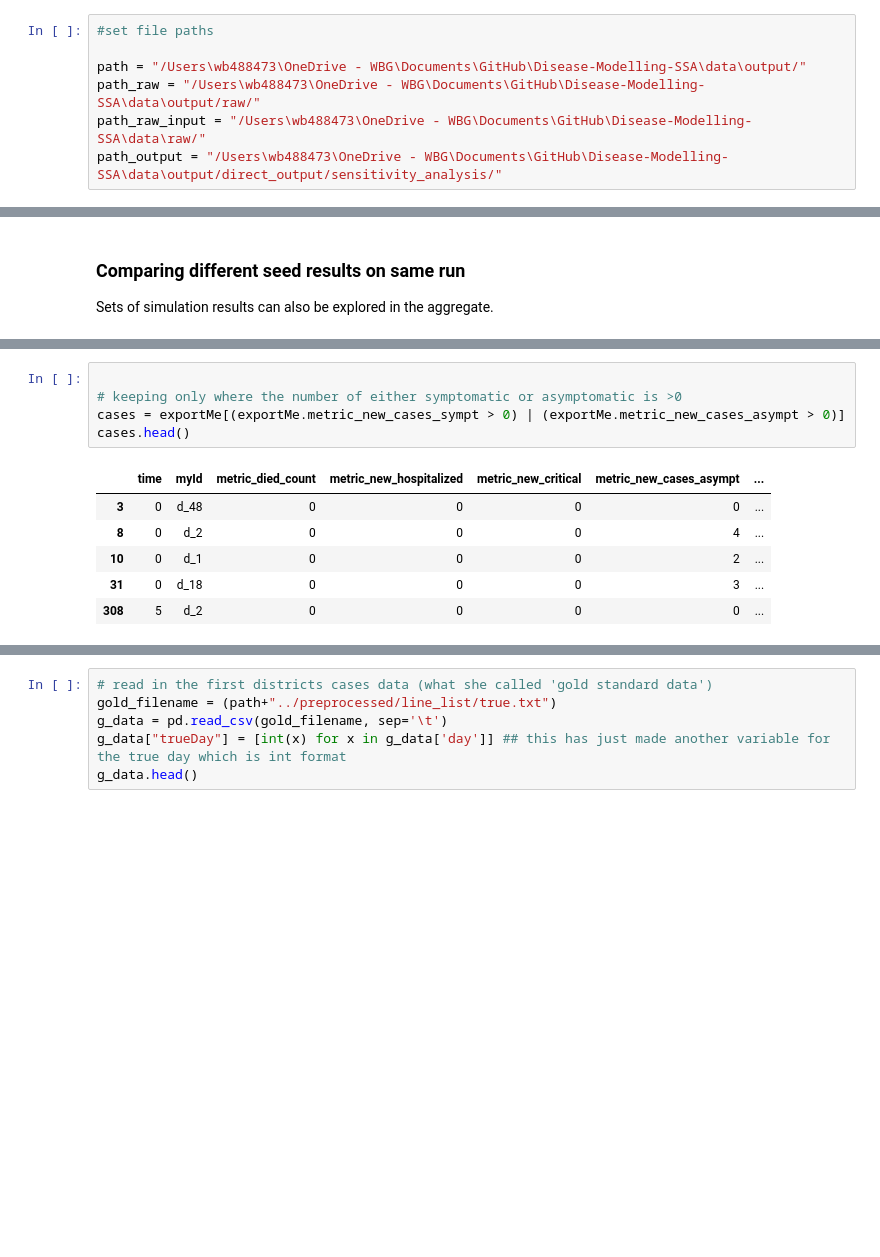
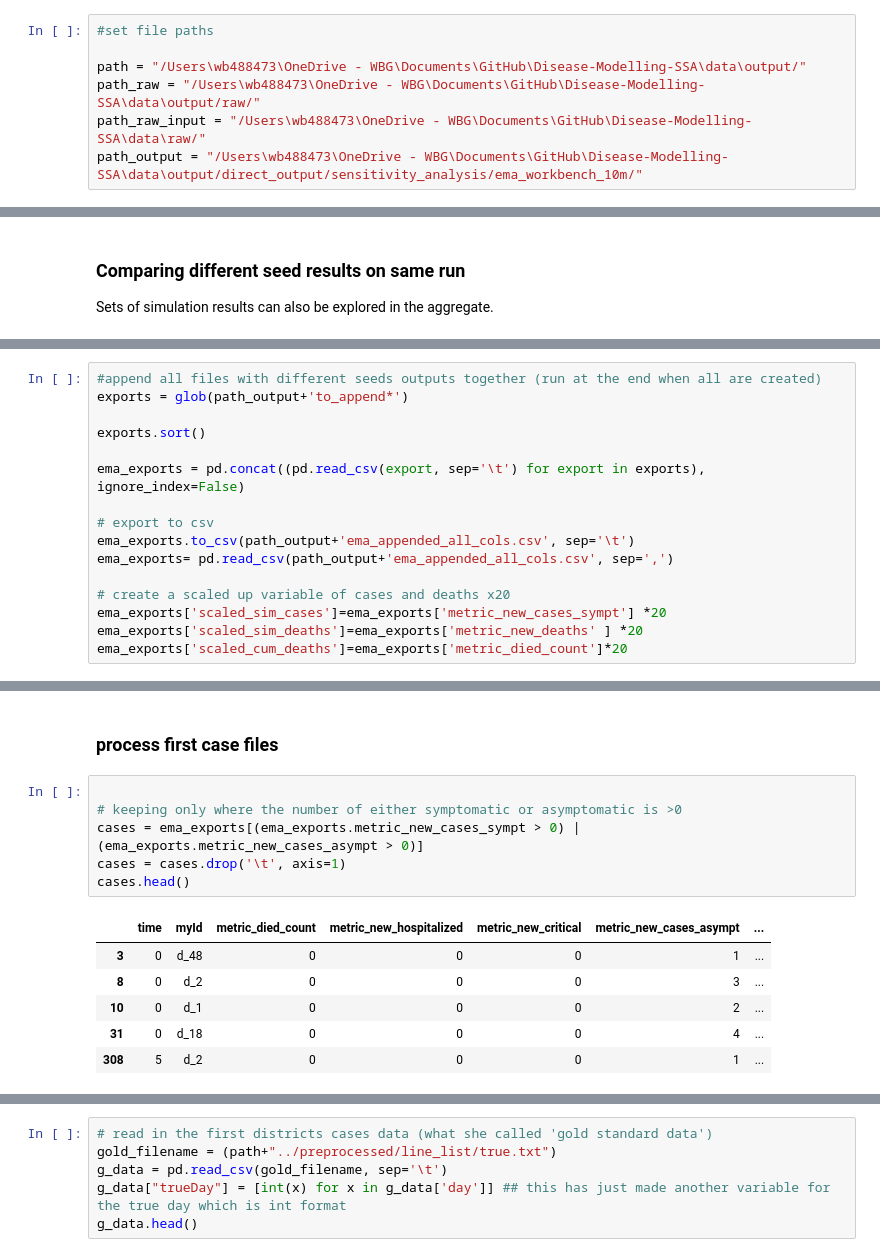
Before and after one commit to dime-worldbank/Disease-Modelling-SSA, a Jupyter notebook: notebooks/Sensitivity_analysis.ipynb, the cells around one changed output, grey strips where cells are left out. Cells and saved outputs as stored; diff of their text form; blank space fills up the shorter version.

```diff
--- a/notebooks/Sensitivity_analysis.ipynb
+++ b/notebooks/Sensitivity_analysis.ipynb
@@ -22,7 +24,7 @@ sns.set(style="darkgrid")
 path = "/Users\wb488473\OneDrive - WBG\Documents\GitHub\Disease-Modelling-SSA\data\output/"
 path_raw = "/Users\wb488473\OneDrive - WBG\Documents\GitHub\Disease-Modelling-SSA\data\output/raw/"
 path_raw_input = "/Users\wb488473\OneDrive - WBG\Documents\GitHub\Disease-Modelling-SSA\data\raw/"
-path_output = "/Users\wb488473\OneDrive - WBG\Documents\GitHub\Disease-Modelling-SSA\data\output/direct_output/sensitivity_analysis/"
+path_output = "/Users\wb488473\OneDrive - WBG\Documents\GitHub\Disease-Modelling-SSA\data\output/direct_output/sensitivity_analysis/ema_workbench_10m/"
 # %% [markdown]
 Identify the input files and read them in
 # %% [markdown]
@@ -41,0 +68,16 @@ exportMe['districtId'] = [int(str(x).split('_')[1]) for x in exportMe["myId"]] #
+# %%
+#append all files with different seeds outputs together (run at the end when all are created)
+exports = glob(path_output+'to_append*')
+
+exports.sort()
+
+ema_exports = pd.concat((pd.read_csv(export, sep='\t') for export in exports), ignore_index=False)
+
+# export to csv
+ema_exports.to_csv(path_output+'ema_appended_all_cols.csv', sep='\t')
+ema_exports= pd.read_csv(path_output+'ema_appended_all_cols.csv', sep=',')
+
+# create a scaled up variable of cases and deaths x20
+ema_exports['scaled_sim_cases']=ema_exports['metric_new_cases_sympt'] *20
+ema_exports['scaled_sim_deaths']=ema_exports['metric_new_deaths' ] *20
+ema_exports['scaled_cum_deaths']=ema_exports['metric_died_count']*20
@@ -42,14 +110,17 @@ exportMe['districtId'] = [int(str(x).split('_')[1]) for x in exportMe["myId"]] #
+# %% [markdown]
+### process first case files
 # %%
 
 # keeping only where the number of either symptomatic or asymptomatic is >0
-cases = exportMe[(exportMe.metric_new_cases_sympt > 0) | (exportMe.metric_new_cases_asympt > 0)]
+cases = ema_exports[(ema_exports.metric_new_cases_sympt > 0) | (ema_exports.metric_new_cases_asympt > 0)]
+cases = cases.drop('\t', axis=1)
 cases.head()
 # %% [output]
 |  | time | myId | metric_died_count | metric_new_hospitalized | metric_new_critical | metric_new_cases_asympt | ... |
-| 3 | 0 | d_48 | 0 | 0 | 0 | 0 | ... |
-| 8 | 0 | d_2 | 0 | 0 | 0 | 4 | ... |
+| 3 | 0 | d_48 | 0 | 0 | 0 | 1 | ... |
+| 8 | 0 | d_2 | 0 | 0 | 0 | 3 | ... |
 | 10 | 0 | d_1 | 0 | 0 | 0 | 2 | ... |
-| 31 | 0 | d_18 | 0 | 0 | 0 | 3 | ... |
-| 308 | 5 | d_2 | 0 | 0 | 0 | 0 | ... |
+| 31 | 0 | d_18 | 0 | 0 | 0 | 4 | ... |
+| 308 | 5 | d_2 | 0 | 0 | 0 | 1 | ... |
 # %%
 # keep the min time value by district equivalent to first case by district
```
Also changed, not shown: parts of 13 cells of this notebook, 12 other files.
